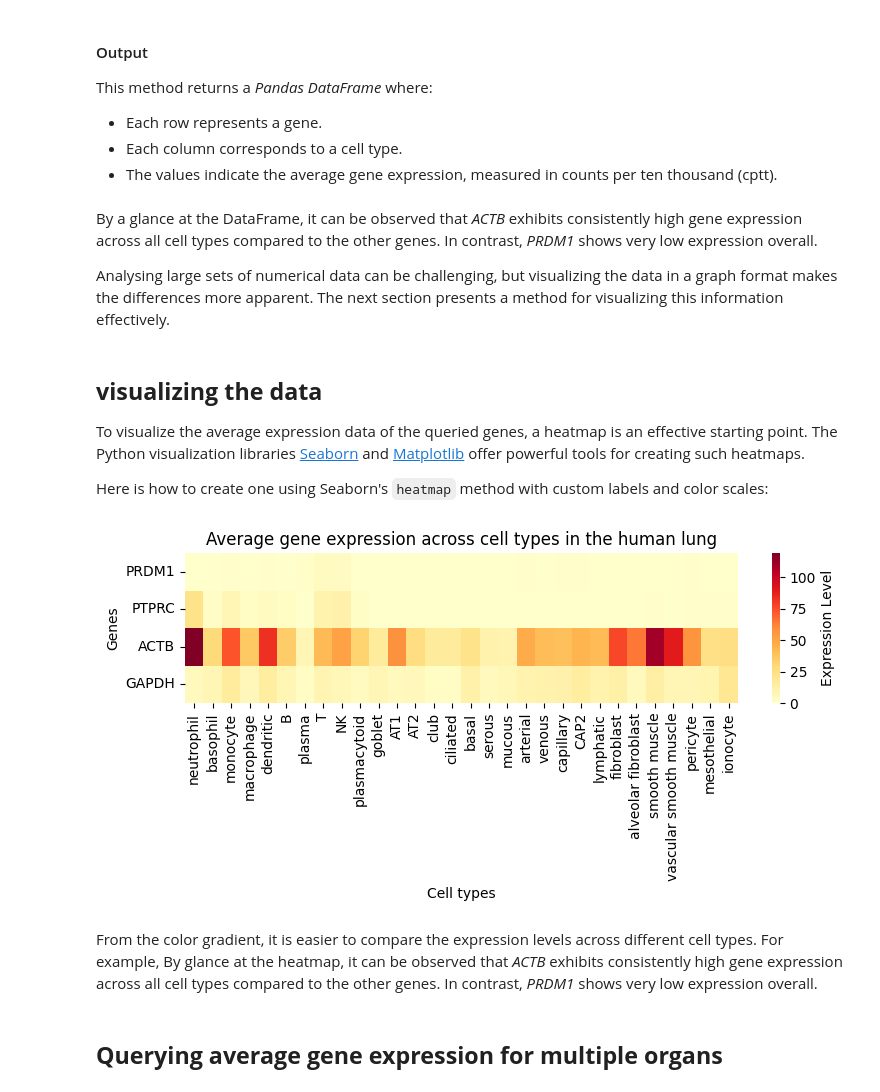
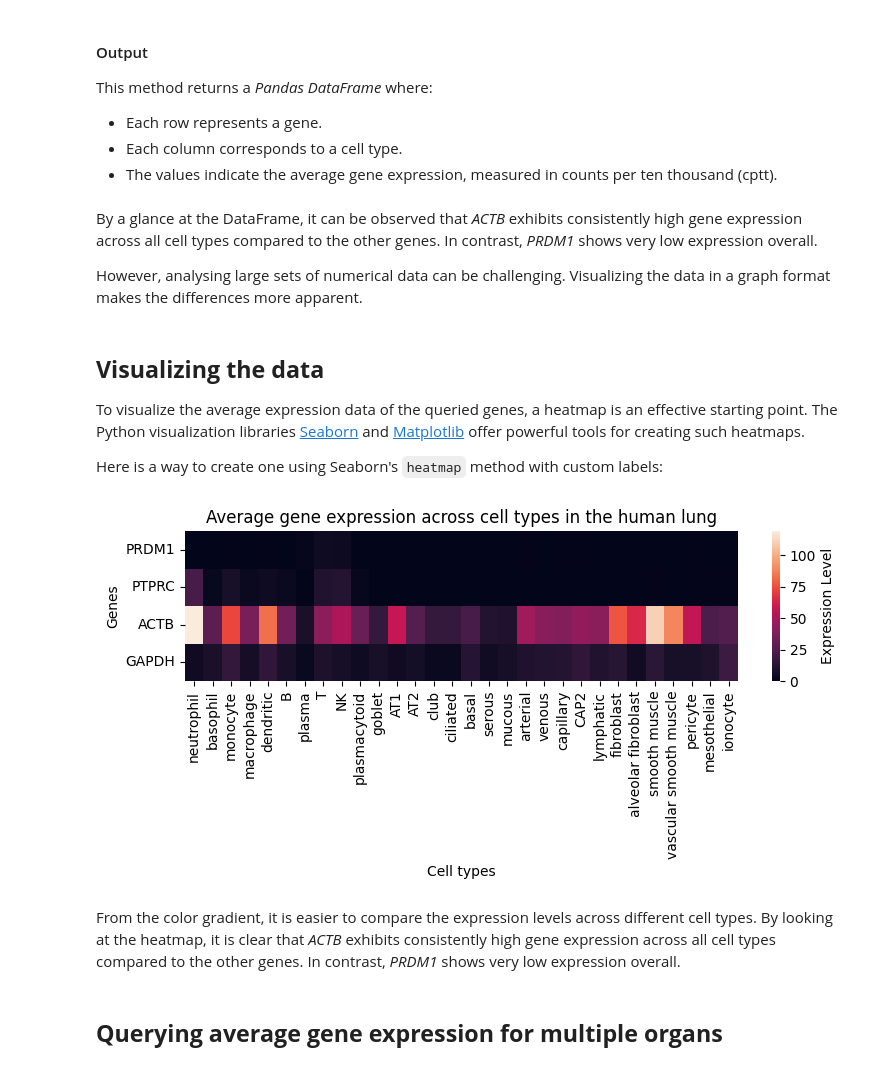
Before and after one commit to Amber-Xu914/atlasapprox_api_tutorials, a Jupyter notebook: python/explore_average_expression.ipynb, the cells around one changed output. Saved outputs shown, nothing was run; the diff lists cells and outputs as text; code cells hidden in the pictures.

```diff
--- a/python/explore_average_expression.ipynb
+++ b/python/explore_average_expression.ipynb
@@ -70,42 +59,40 @@ This method returns a *Pandas DataFrame* where:
 # %% [markdown]
 By a glance at the DataFrame, it can be observed that *ACTB* exhibits consistently high gene expression across all cell types compared to the other genes. In contrast, *PRDM1* shows very low expression overall.
 
-Analysing large sets of numerical data can be challenging, but visualizing the data in a graph format makes the differences more apparent. The next section presents a method for visualizing this information effectively.
+However, analysing large sets of numerical data can be challenging. Visualizing the data in a graph format makes the differences more apparent.
 # %% [markdown]
-## **visualizing the data**
+## **Visualizing the data**
 
 To visualize the average expression data of the queried genes, a heatmap is an effective starting point. The Python visualization libraries [Seaborn](https://seaborn.pydata.org/) and [Matplotlib](https://matplotlib.org/) offer powerful tools for creating such heatmaps.
 
-Here is how to create one using Seaborn's `heatmap` method with custom labels and color scales:
+Here is a way to create one using Seaborn's `heatmap` method with custom labels:
 # %%
 # Creates a new figure window with the specified size
 plt.figure(figsize=(8,4))
 
 # create heatmap
 sns.heatmap(
         avg_gene_expr_lung,
-        # Yellow to red gradient
-        cmap='YlOrRd',
         # Add units to colorbar
         cbar_kws={'label': 'Expression Level'}
 )
 
 # Customize labels
 plt.title('Average gene expression across cell types in the human lung')
 plt.xlabel('Cell types')
 plt.ylabel('Genes')
 
 # # Keep gene names horizontal
 plt.yticks(rotation=0)
 
 # # Prevent label cutoff
 plt.tight_layout()
 
 plt.show()
 # %% [output]
-[figure, old version]
+[figure, new version]
 # %% [markdown]
-From the color gradient, it is easier to compare the expression levels across different cell types. For example, By glance at the heatmap, it can be observed that *ACTB* exhibits consistently high gene expression across all cell types compared to the other genes. In contrast, *PRDM1* shows very low expression overall.
+From the color gradient, it is easier to compare the expression levels across different cell types. By looking at the heatmap, it is clear that *ACTB* exhibits consistently high gene expression across all cell types compared to the other genes. In contrast, *PRDM1* shows very low expression overall.
 # %% [markdown]
 ## **Querying average gene expression for multiple organs**
 # %% [markdown]
```
Also changed, not shown: parts of 12 cells of this notebook.
